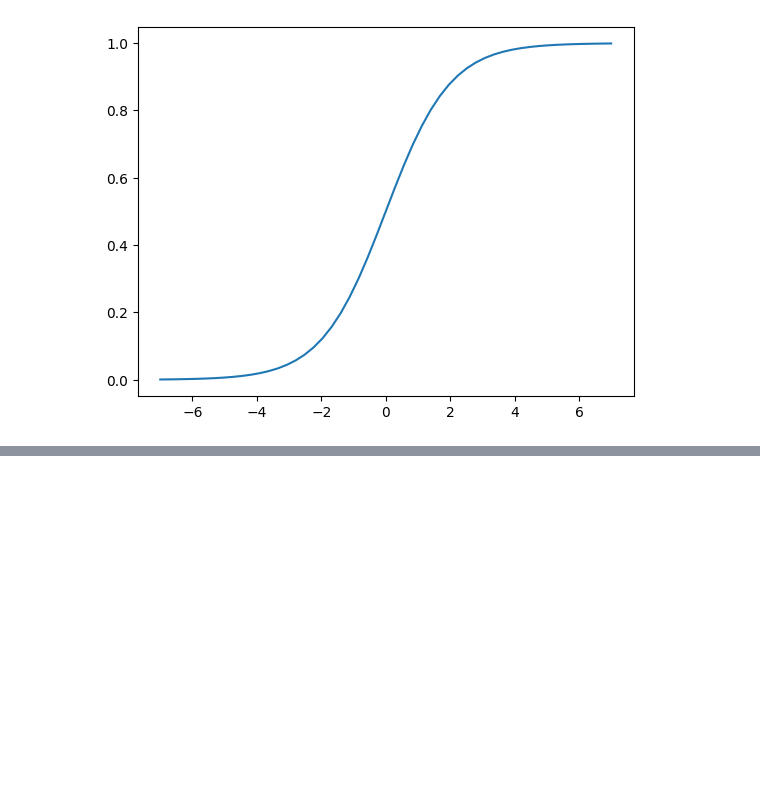
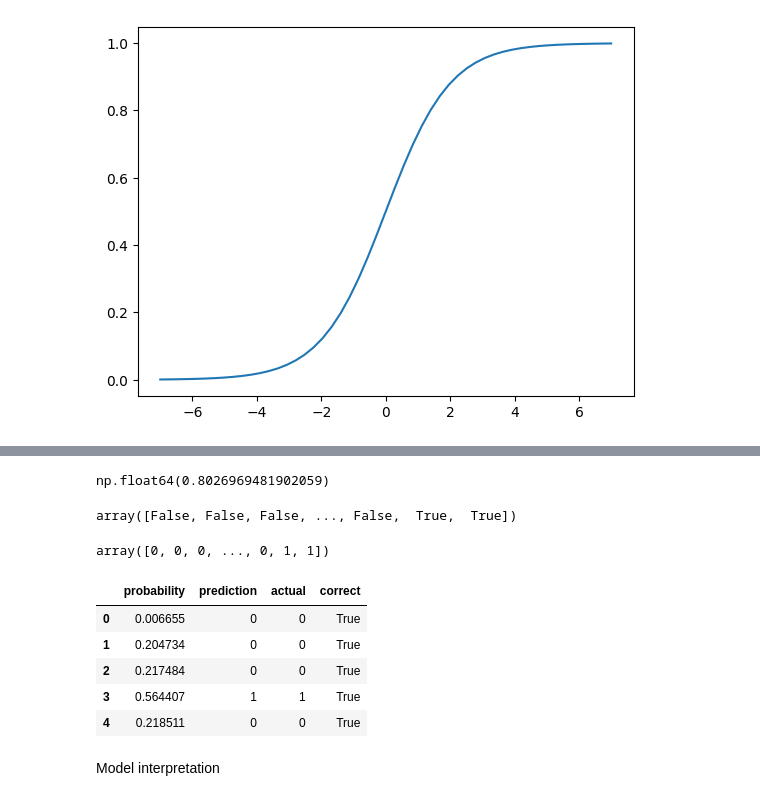
Before and after one commit to SchneiderSix/Machine-Learning---Zoomcamp, a Jupyter notebook: churn_prediction.ipynb, the cells around one changed output, grey strips where cells are left out. Saved outputs shown, nothing was run; the diff lists cells and outputs as text; code cells hidden in the pictures; blank space fills up the shorter version.

Commit message:
using churn prediction model

```diff
--- a/churn_prediction.ipynb
+++ b/churn_prediction.ipynb
@@ -532,0 +567,4 @@ def logistic_regression(xi):
+# %%
+y_pred = model.predict_proba(X_val)[:, 1]
+# %%
+churn_decision = (y_pred >= 0.5)
@@ -532,0 +575,30 @@ def logistic_regression(xi):
+# %%
+df_pred = pd.DataFrame()
+df_pred['probability'] = y_pred
+df_pred['prediction'] = churn_decision.astype(int)
+df_pred['actual'] = y_val
+# %%
+df_pred['correct'] = df_pred.prediction == df_pred.actual
+# %%
+df_pred.correct.mean()
+# %% [output]
+np.float64(0.8026969481902059)
+# %%
+churn_decision
+# %% [output]
+array([False, False, False, ..., False,  True,  True])
+# %%
+churn_decision.astype(int)
+# %% [output]
+array([0, 0, 0, ..., 0, 1, 1])
+# %%
+df_pred.head()
+# %% [output]
+|  | probability | prediction | actual | correct |
+| 0 | 0.006655 | 0 | 0 | True |
+| 1 | 0.204734 | 0 | 0 | True |
+| 2 | 0.217484 | 0 | 0 | True |
+| 3 | 0.564407 | 1 | 1 | True |
+| 4 | 0.218511 | 0 | 0 | True |
+# %% [markdown]
+Model interpretation
```
Also changed, not shown: parts of 36 cells of this notebook.
